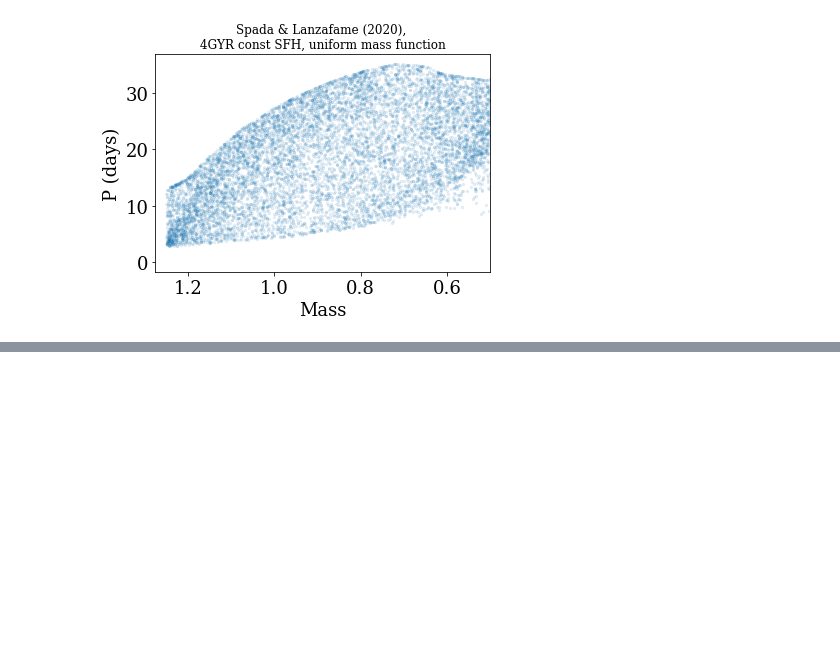
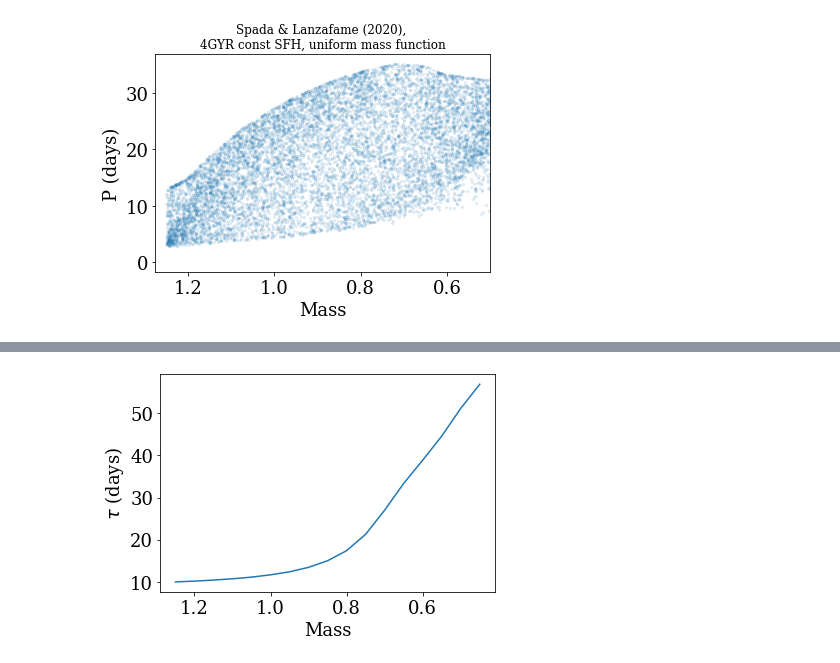
Before and after one commit to jradavenport/stall-down, a Jupyter notebook: code/SL20.ipynb, the cells around one changed output, grey strips where cells are left out. Saved outputs shown, nothing was run; the diff lists cells and outputs as text; code cells hidden in the pictures; blank space fills up the shorter version.

```diff
--- a/code/SL20.ipynb
+++ b/code/SL20.ipynb
@@ -129,0 +205,7 @@ plt.savefig('SL20_test.jpg', dpi=150, bbox_inches='tight', pad_inches=0.25)
+# %%
+plt.plot(df['Mass'], Wright2011_tau(df['B_V']))
+plt.xlabel('Mass')
+plt.ylabel(r'$\tau$ (days)')
+plt.gca().invert_xaxis()
+# %% [output]
+[figure, added]
```
Also changed, not shown: parts of 11 cells of this notebook, 1 other file.
